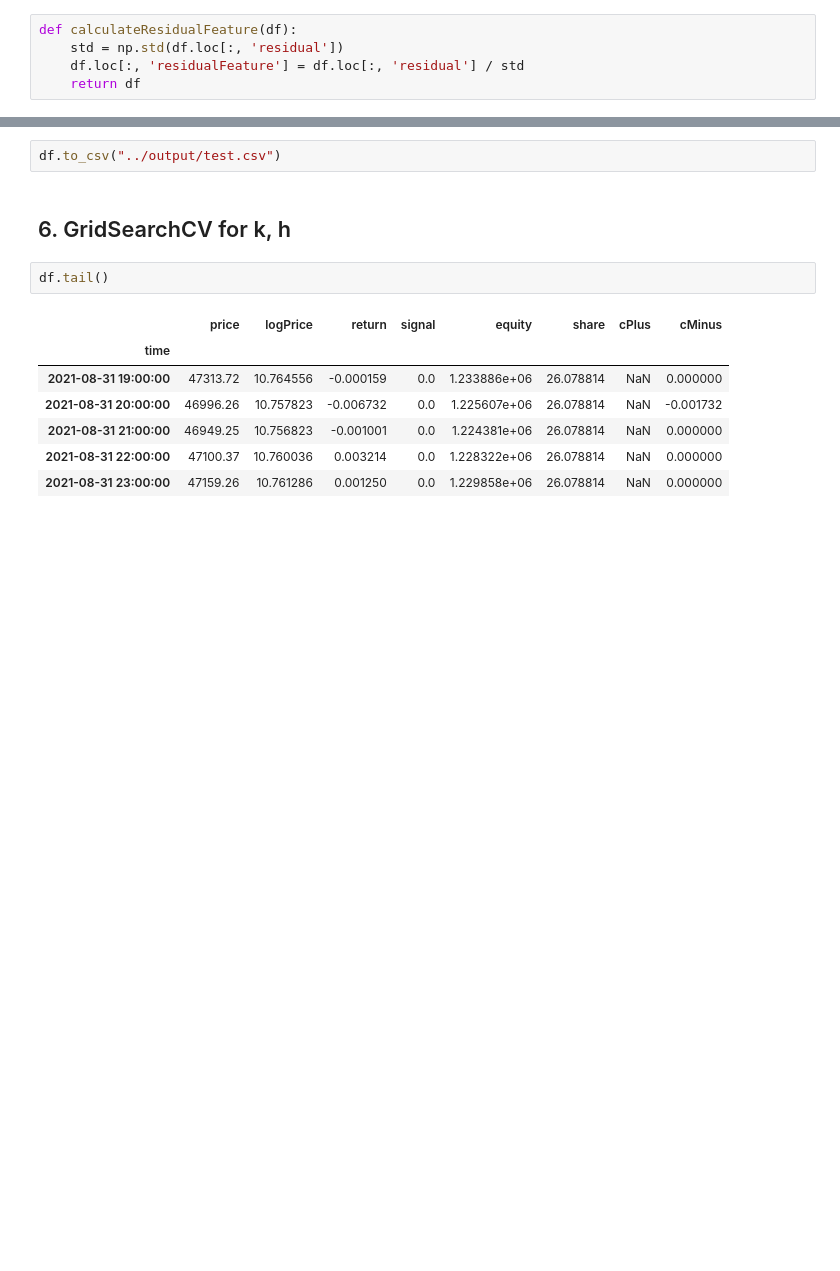
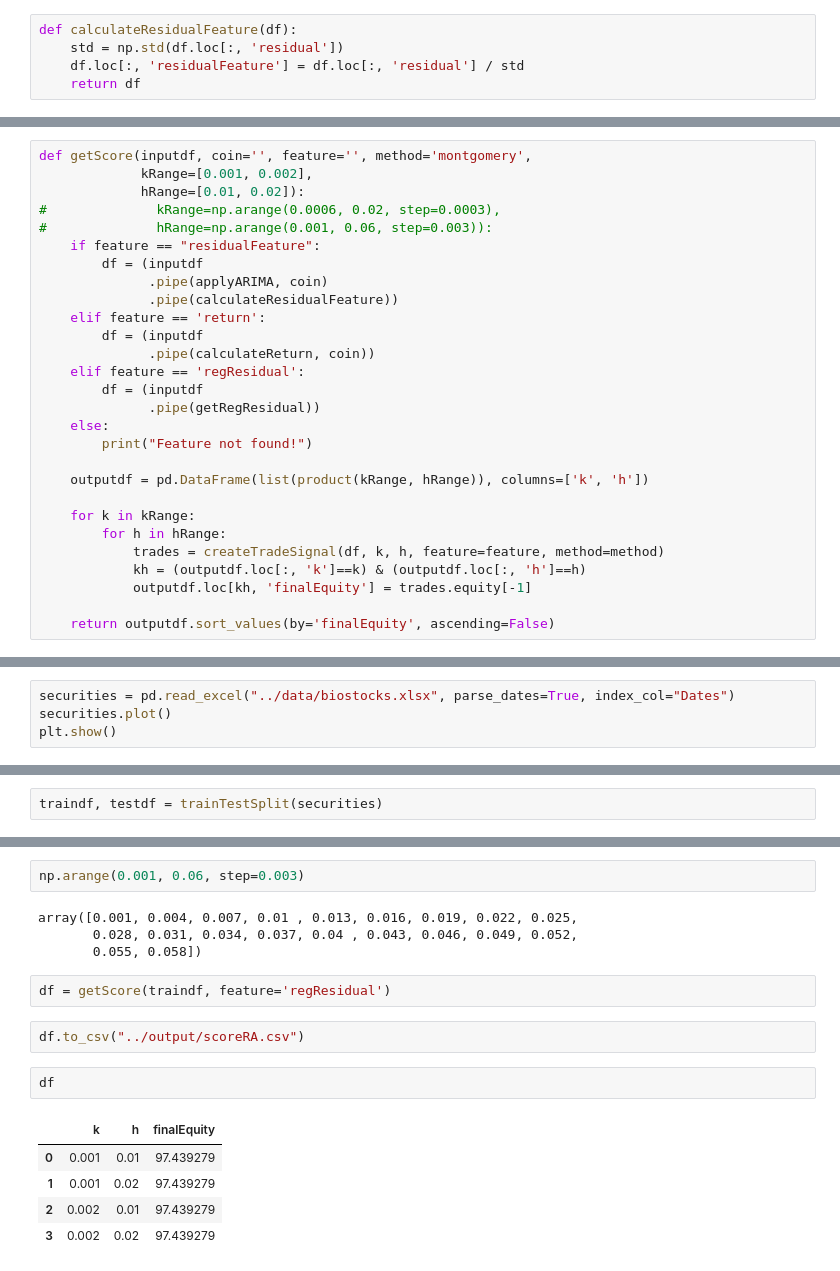
Before and after one commit to type-null/crypto-control, a Jupyter notebook: code/CUSUM4Crypto.ipynb, the cells around one changed output, grey strips where cells are left out. Drawn from its saved outputs; the diff is of its cells as text; blank space fills up the shorter version.

```diff
--- a/code/CUSUM4Crypto.ipynb
+++ b/code/CUSUM4Crypto.ipynb
@@ -333,0 +259,28 @@ Timedelta('0 days 02:30:45.818181818')
+# %%
+def getScore(inputdf, coin='', feature='', method='montgomery',
+             kRange=[0.001, 0.002],
+             hRange=[0.01, 0.02]):
+#              kRange=np.arange(0.0006, 0.02, step=0.0003),
+#              hRange=np.arange(0.001, 0.06, step=0.003)):
+    if feature == "residualFeature":
+        df = (inputdf
+              .pipe(applyARIMA, coin)
+              .pipe(calculateResidualFeature))
+    elif feature == 'return':
+        df = (inputdf
+              .pipe(calculateReturn, coin))
+    elif feature == 'regResidual':
+        df = (inputdf
+              .pipe(getRegResidual))
+    else:
+        print("Feature not found!")
+
+    outputdf = pd.DataFrame(list(product(kRange, hRange)), columns=['k', 'h'])
+
+    for k in kRange:
+        for h in hRange:
+            trades = createTradeSignal(df, k, h, feature=feature, method=method)
+            kh = (outputdf.loc[:, 'k']==k) & (outputdf.loc[:, 'h']==h)
+            outputdf.loc[kh, 'finalEquity'] = trades.equity[-1]
+
+    return outputdf.sort_values(by='finalEquity', ascending=False)
@@ -333,0 +318,4 @@ Timedelta('0 days 02:30:45.818181818')
+# %%
+securities = pd.read_excel("../data/biostocks.xlsx", parse_dates=True, index_col="Dates")
+securities.plot()
+plt.show()
@@ -333,0 +340,2 @@ Timedelta('0 days 02:30:45.818181818')
+# %%
+traindf, testdf = trainTestSplit(securities)
@@ -334,14 +388,18 @@ Timedelta('0 days 02:30:45.818181818')
+# %%
+np.arange(0.001, 0.06, step=0.003)
+# %% [output]
+array([0.001, 0.004, 0.007, 0.01 , 0.013, 0.016, 0.019, 0.022, 0.025,
+       0.028, 0.031, 0.034, 0.037, 0.04 , 0.043, 0.046, 0.049, 0.052,
+       0.055, 0.058])
+# %%
+df = getScore(traindf, feature='regResidual')
 # %%
-df.to_csv("../output/test.csv")
+df.to_csv("../output/scoreRA.csv")
-# %% [markdown]
-## 6. GridSearchCV for k, h
 # %%
-df.tail()
+df
 # %% [output]
-|  | price | logPrice | return | signal | equity | share | cPlus | cMinus |
-| time |  |  |  |  |  |  |  |  |
-| 2021-08-31 19:00:00 | 47313.72 | 10.764556 | -0.000159 | 0.0 | 1.233886e+06 | 26.078814 | NaN | 0.000000 |
-| 2021-08-31 20:00:00 | 46996.26 | 10.757823 | -0.006732 | 0.0 | 1.225607e+06 | 26.078814 | NaN | -0.001732 |
-| 2021-08-31 21:00:00 | 46949.25 | 10.756823 | -0.001001 | 0.0 | 1.224381e+06 | 26.078814 | NaN | 0.000000 |
-| 2021-08-31 22:00:00 | 47100.37 | 10.760036 | 0.003214 | 0.0 | 1.228322e+06 | 26.078814 | NaN | 0.000000 |
-| 2021-08-31 23:00:00 | 47159.26 | 10.761286 | 0.001250 | 0.0 | 1.229858e+06 | 26.078814 | NaN | 0.000000 |
+|  | k | h | finalEquity |
+| 0 | 0.001 | 0.01 | 97.439279 |
+| 1 | 0.001 | 0.02 | 97.439279 |
+| 2 | 0.002 | 0.01 | 97.439279 |
+| 3 | 0.002 | 0.02 | 97.439279 |
```
Also changed, not shown: parts of 34 cells of this notebook, 4 other files.
